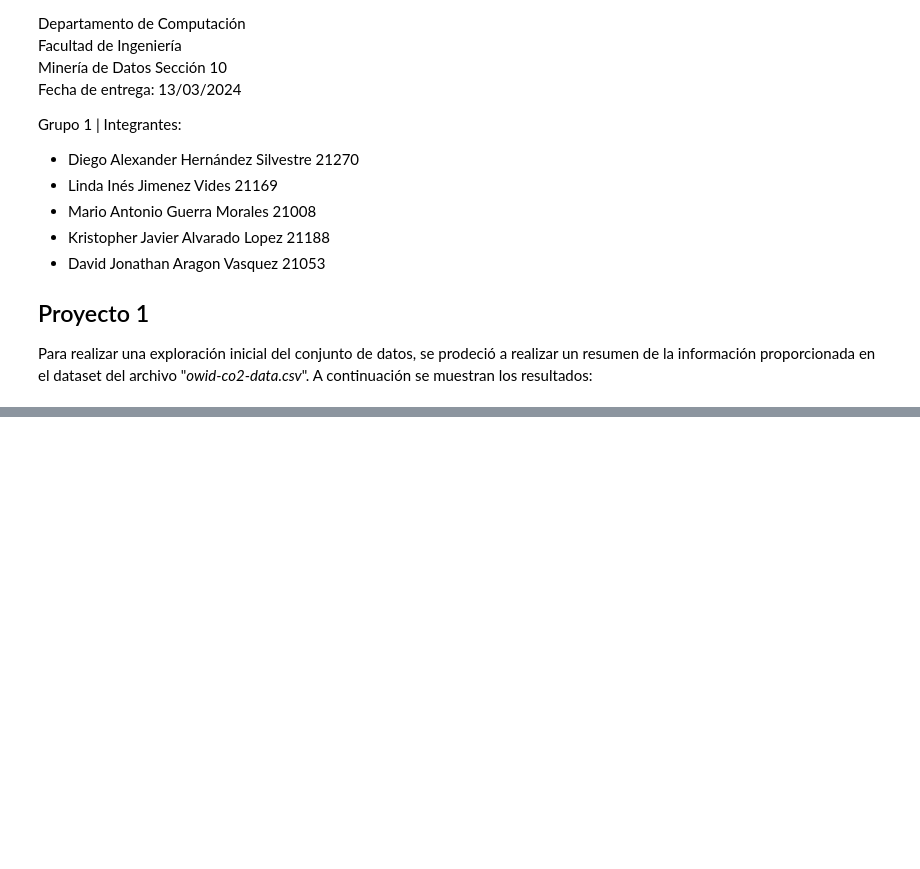
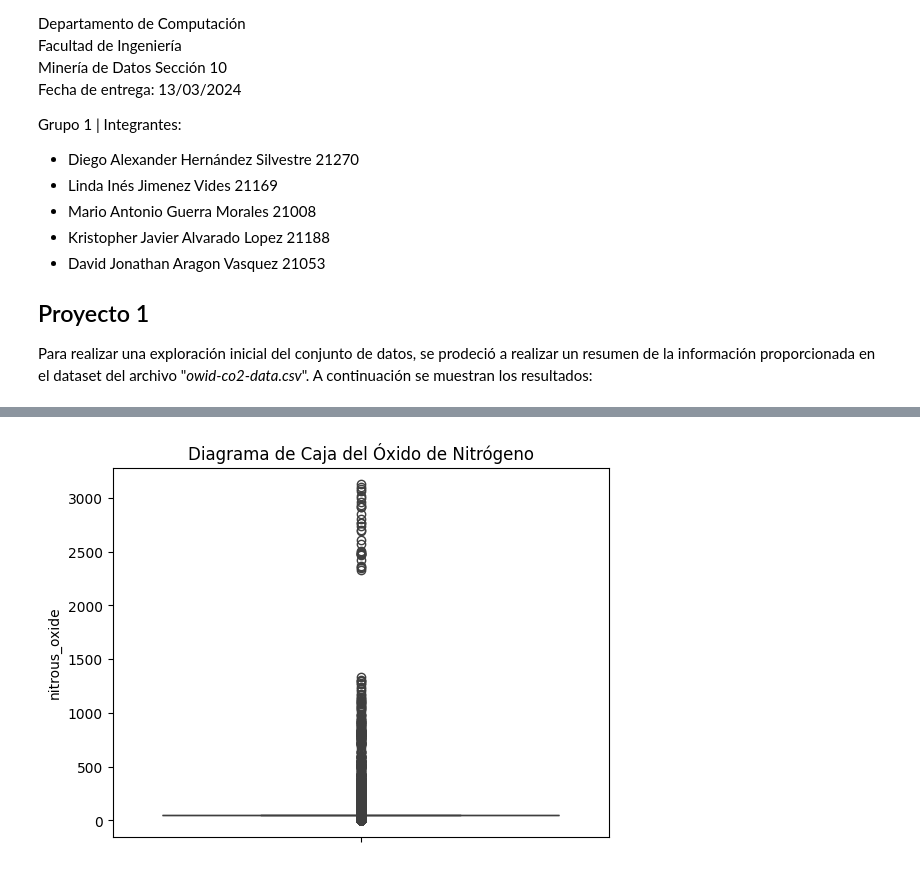
Before and after one commit to LINDAINES213/Data_Mining_Project, a Jupyter notebook: Project.ipynb, the cells around one changed output, grey strips where cells are left out. Drawn from its saved outputs; the diff is of its cells as text; code cells hidden in the pictures; blank space fills up the shorter version.

```diff
--- a/Project.ipynb
+++ b/Project.ipynb
@@ -65,0 +107,8 @@ plt.show()
+# %%
+#Gráficos exploratorios del Óxido de Nitrógeno.
+
+sns.boxplot(data=dataframe['nitrous_oxide'])
+plt.title("Diagrama de Caja del Óxido de Nitrógeno")
+plt.show()
+# %% [output]
+[figure, added]
```
Also changed, not shown: parts of 7 cells of this notebook.
